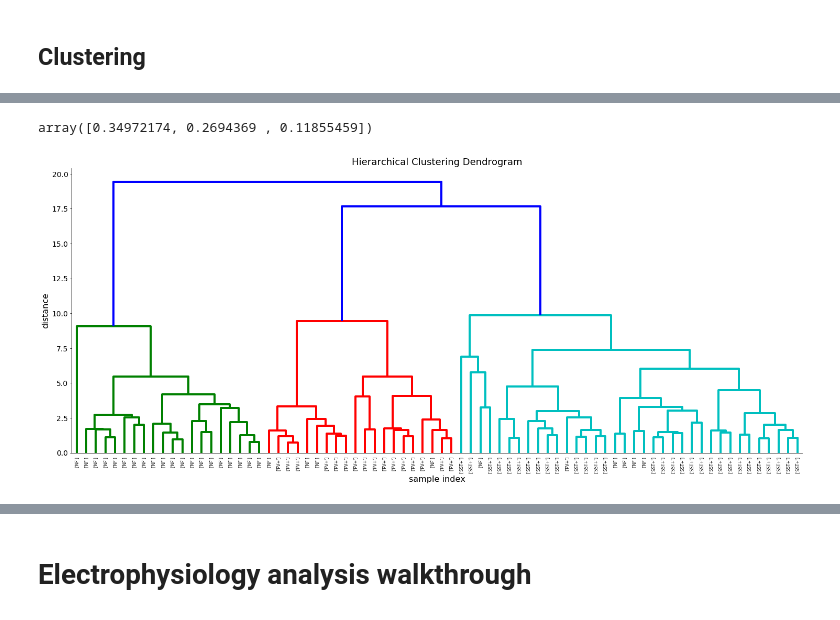
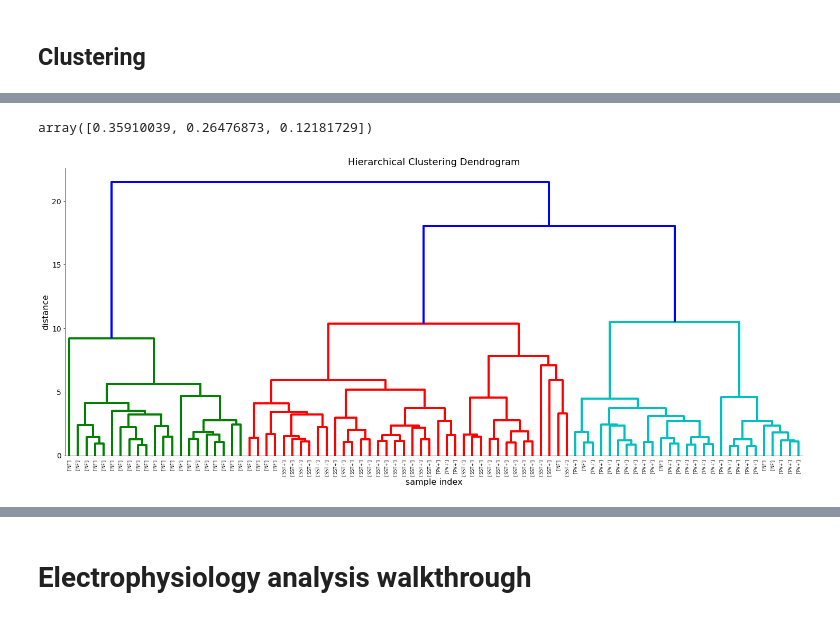
Before and after one commit to james-isbister/NeuralCoding, a Jupyter notebook: Neural_Coding.ipynb, the cells around one changed output, grey strips where cells are left out. Saved outputs shown, nothing was run; the diff lists cells and outputs as text; code cells hidden in the pictures.

```diff
--- a/Neural_Coding.ipynb
+++ b/Neural_Coding.ipynb
@@ -5,7 +85,7 @@ import ncstudy.analysis as analysis
 # Full analysis run for viewing results only
 # %%
 A = analysis.Analysis('./data')
-A.run(fig_dir='./figures/manuscript');
+A.run(redo_MI=True, fig_dir='./figures/manuscript');
 # %% [output]
 Loading...
 Updating...
@@ -311,26 +342,26 @@ ax.grid()
 # %%
 pca.explained_variance_ratio_
 # %% [output]
-array([0.34972174, 0.2694369 , 0.11855459])
+array([0.35910039, 0.26476873, 0.12181729])
 # %%
 from scipy.cluster.hierarchy import dendrogram, linkage, fcluster
 
 #ward's linkage dendrogram
 Z = linkage(x, 'ward')
 plt.figure(figsize=(25, 10))
 plt.title('Hierarchical Clustering Dendrogram')
 plt.xlabel('sample index')
 plt.ylabel('distance')
 dendrogram(
     Z,
     leaf_rotation=90.,  # rotates the x axis labels
     leaf_font_size=8.,  # font size for the x axis labels
     labels=y
 );
 
-dendrogram()
+# dendrogram()
 # %% [output]
-[figure, old version]
+[figure, new version]
 # %%
 x
 # %% [output]
```
Also changed, not shown: parts of 38 cells of this notebook.
